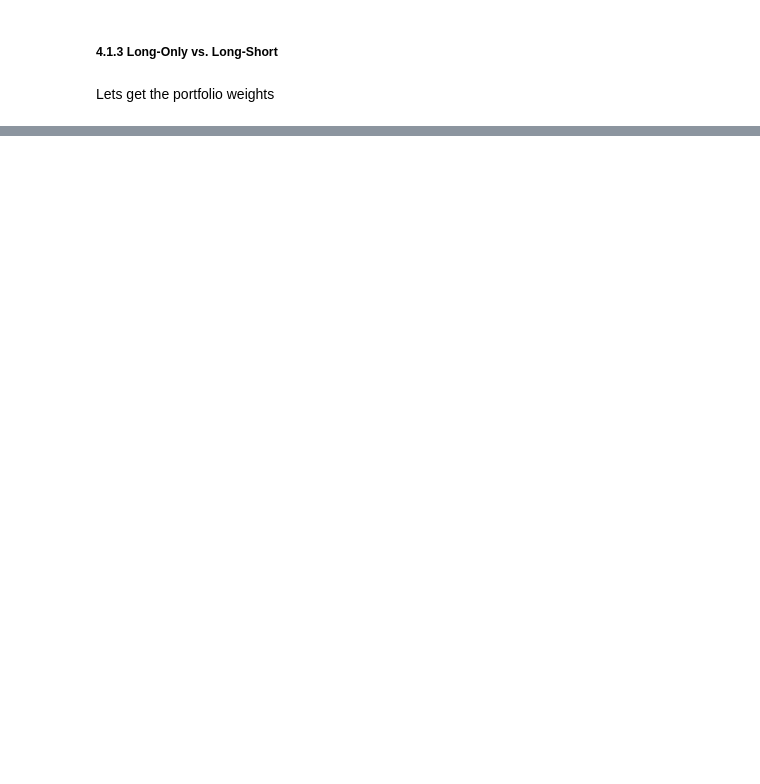
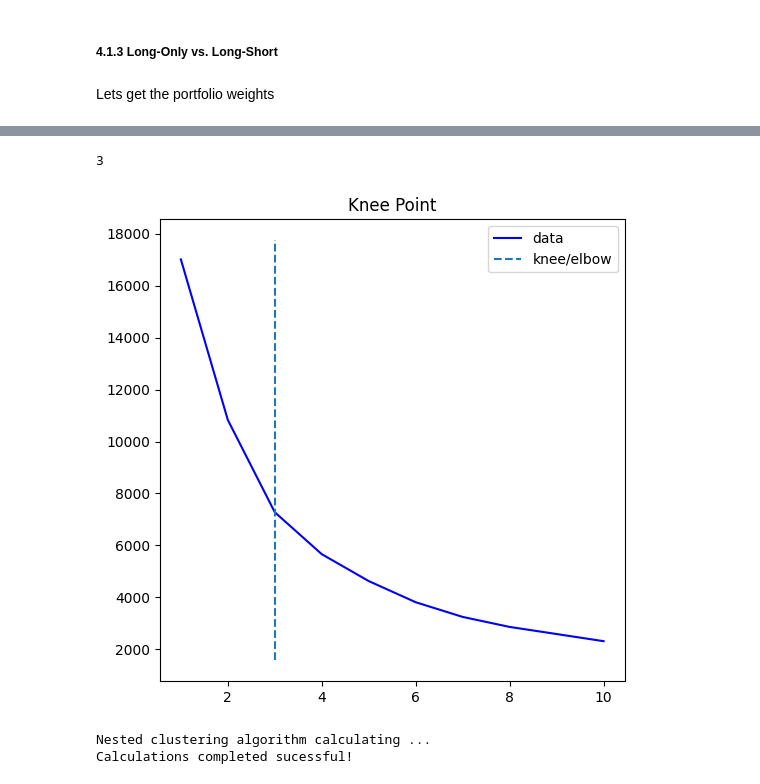
Before and after one commit to dariosandrucci/thesis, a Jupyter notebook: project_notebook.ipynb, the cells around one changed output, grey strips where cells are left out. Saved outputs shown, nothing was run; the diff lists cells and outputs as text; code cells hidden in the pictures; blank space fills up the shorter version.

```diff
--- a/project_notebook.ipynb
+++ b/project_notebook.ipynb
@@ -241,0 +270,23 @@ TypeError: optPort_nco() got an unexpected keyword argument 'constraint'
+# %%
+df_tyo = pd.read_csv("data/nikkei225comps.csv")
+df_tyo = df_tyo.set_index("Date").pct_change().iloc[1:]
+df_tyo.index = pd.to_datetime(df_tyo.index)
+# %%
+train_set_tyo, test_set_tyo = testTrainSplit(df_tyo, validation_set = False, w_tt = [0.8, 0.2])
+
+corr0_tyo = train_set_tyo.corr()#.fillna(0)
+
+eVal0_tyo, eVec0_tyo, eVal1_tyo, eVec1_tyo, corr1_tyo, var0_tyo = denoiseMatrix(corr0_tyo)
+corr2_tyo = detoneMatrix(corr1_tyo, eVal1_tyo, eVec1_tyo)
+
+min_matrix_tyo = np.array(pairwise_distances(corr2_tyo, metric = "minkowski"))
+# %%
+sse(min_matrix_tyo)
+# %% [output]
+3
+[figure, added]
+# %%
+w_tyo = optPort_nco(train_set_tyo, min_matrix_tyo, 3, 0.5, 500, 5)
+# %% [output]
+Nested clustering algorithm calculating ...
+Calculations completed sucessful!
```
Also changed, not shown: parts of 27 cells of this notebook, 6 other files.
